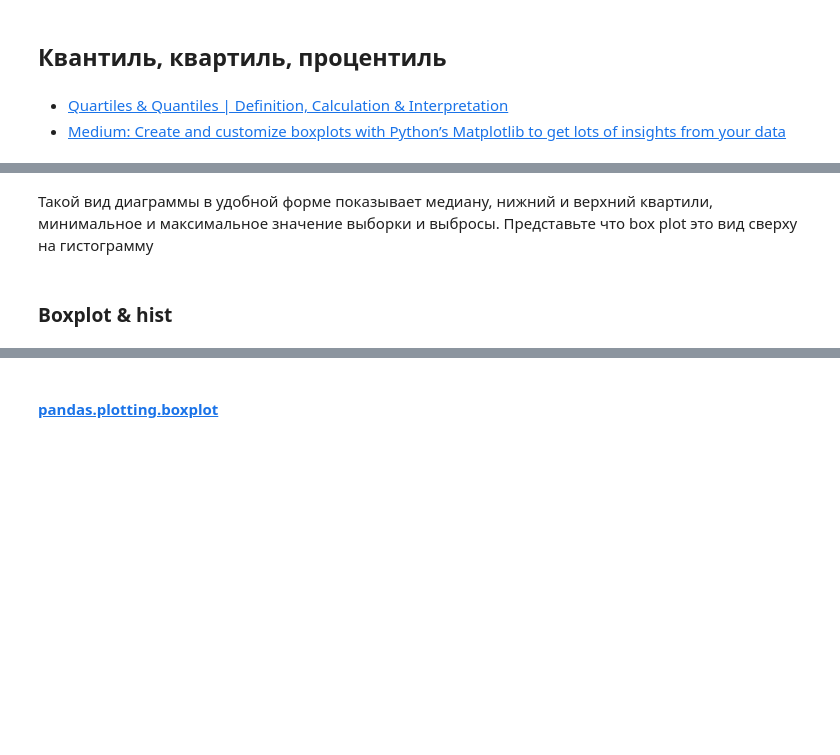
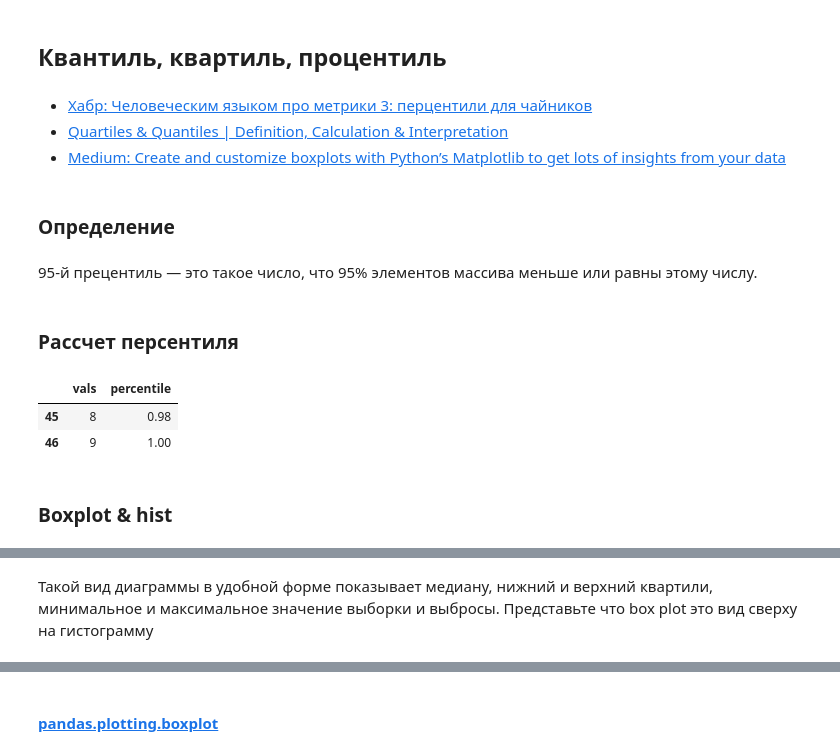
Before and after one commit to Saxsafon/Statistics, a Jupyter notebook: Descriptive_statistics.ipynb, the cells around one changed output, grey strips where cells are left out. Cells and saved outputs as stored; diff of their text form; code cells hidden in the pictures; blank space fills up the shorter version.

```diff
--- a/Descriptive_statistics.ipynb
+++ b/Descriptive_statistics.ipynb
@@ -203,8 +215,36 @@ plt.show()
 # %% [markdown]
 ## Квантиль, квартиль, процентиль
 # %% [markdown]
+- [Хабр: Человеческим языком про метрики 3: перцентили для чайников](https://habr.com/ru/companies/tochka/articles/690814/)
 - [Quartiles & Quantiles | Definition, Calculation & Interpretation](https://www.scribbr.com/statistics/quartiles-quantiles/#:~:text=What%20are%20quartiles%3F,falls%20below%20the%20second%20quartile.)
 - [Medium: Create and customize boxplots with Python’s Matplotlib to get lots of insights from your data](https://towardsdatascience.com/create-and-customize-boxplots-with-pythons-matplotlib-to-get-lots-of-insights-from-your-data-d561c9883643)
+# %% [markdown]
+### Определение
+# %% [markdown]
+95-й прецентиль — это такое число, что 95% элементов массива меньше или равны этому числу.
+# %% [markdown]
+### Рассчет персентиля
+# %%
+df = pd.DataFrame([
+    *[1] * random.randint(1,10),
+    *[2] * random.randint(1,10),
+    *[3] * random.randint(1,10),
+    *[4] * random.randint(1,10),
+    *[5] * random.randint(1,10),
+    *[6] * random.randint(1,10),
+    *[7] * random.randint(1,10),
+    *[8] * random.randint(1,10),
+    *[9] * random.randint(1,10),
+], columns=['vals'])
+# %%
+df['percentile'] = round(df.vals.rank(pct=True), 2)
+df[df['percentile'] >= .95]
+# %% [output]
+|  | vals | percentile |
+| 45 | 8 | 0.98 |
+| 46 | 9 | 1.00 |
+# %% [markdown]
+### Boxplot & hist
 # %% [markdown]
 <img src="data/img/quartile_1.png" width="400">
 # %% [markdown]
@@ -238,8 +278,6 @@ def get_report(data):
     report = round(report, 2)
 
     return report
-# %% [markdown]
-### Boxplot & hist
 # %%
 import random
 
```
Also changed, not shown: parts of 8 cells of this notebook, 10 other files.
